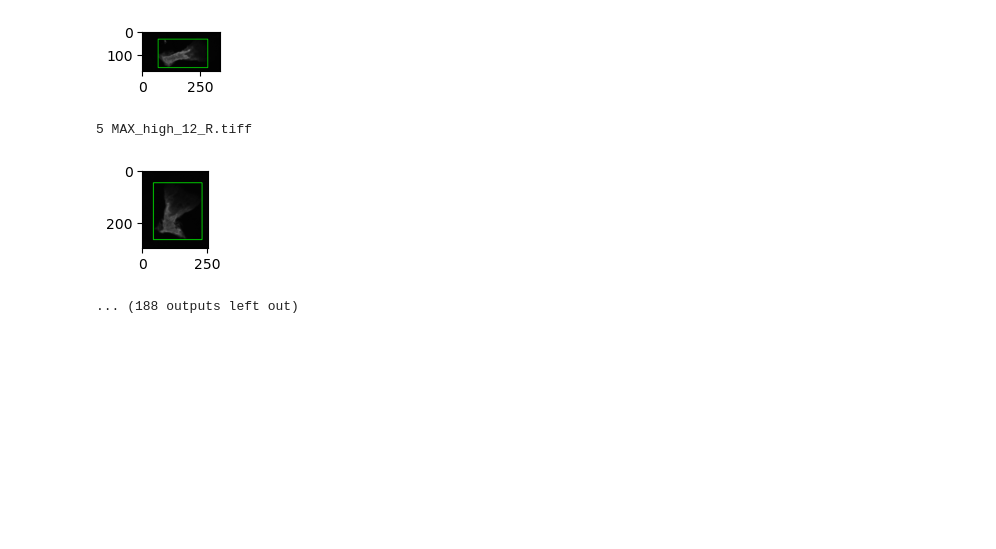
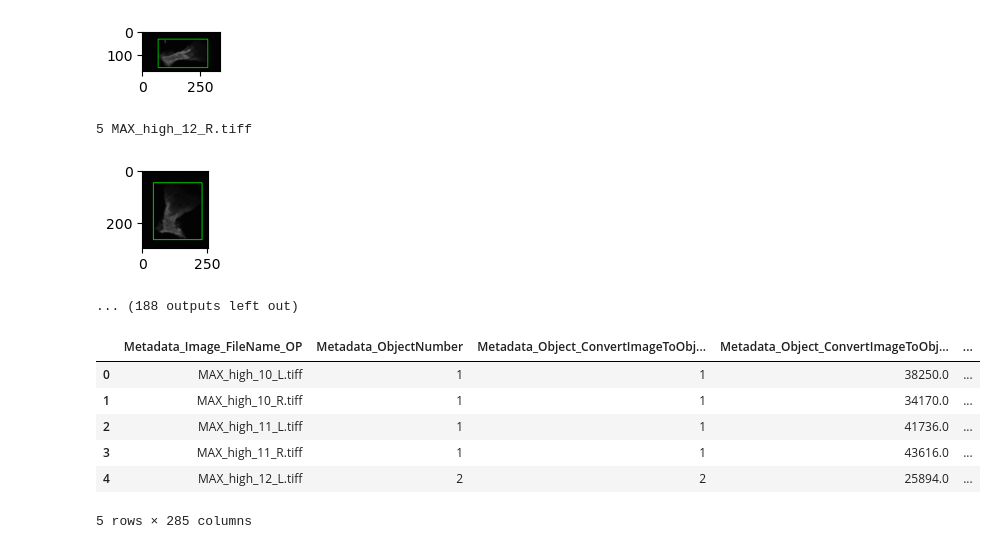
Before and after one commit to MikeLippincott/Nichols_Lab_Collaboration, a Jupyter notebook: 5.process_features/notebooks/0.process_objects.ipynb, the cells around one changed output. Cells and saved outputs as stored; diff of their text form; code cells hidden in the pictures; blank space fills up the shorter version.

```diff
--- a/5.process_features/notebooks/0.process_objects.ipynb
+++ b/5.process_features/notebooks/0.process_objects.ipynb
@@ -411,6 +411,16 @@ identity_list = [
     "op",
 ]
 df["Metadata_identity"] = identity_list
+# %%
+df.head()
+# %% [output]
+|  | Metadata_Image_FileName_OP | Metadata_ObjectNumber | Metadata_Object_ConvertImageToObj... | Metadata_Object_ConvertImageToObj... | ... |
+| 0 | MAX_high_10_L.tiff | 1 | 1 | 38250.0 | ... |
+| 1 | MAX_high_10_R.tiff | 1 | 1 | 34170.0 | ... |
+| 2 | MAX_high_11_L.tiff | 1 | 1 | 41736.0 | ... |
+| 3 | MAX_high_11_R.tiff | 1 | 1 | 43616.0 | ... |
+| 4 | MAX_high_12_L.tiff | 2 | 2 | 25894.0 | ... |
+5 rows × 285 columns
 # %%
 # write the df to a parquet file
 df.to_parquet(dest_path, index=False)
```
Also changed, not shown: 1 other file.
